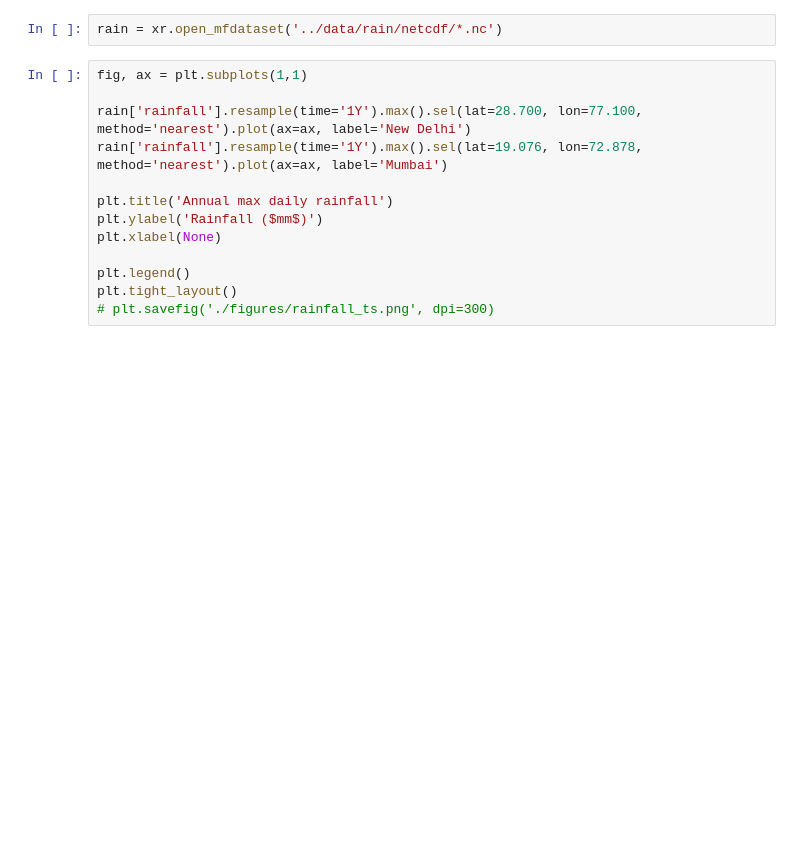
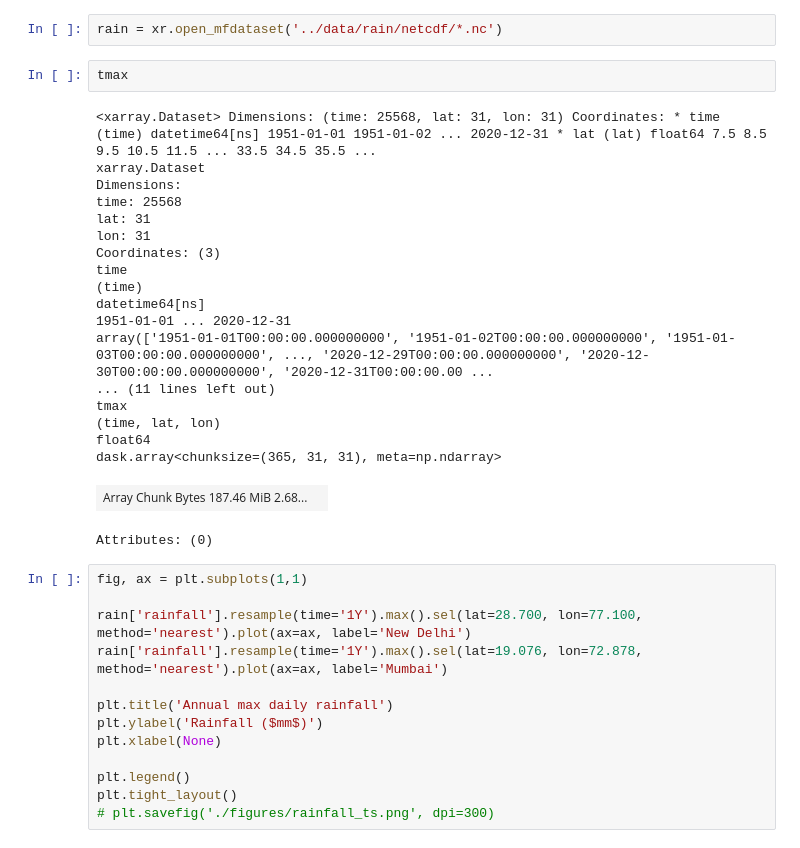
Before and after one commit to vidurmithal/imd_data, a Jupyter notebook: notebooks/explore_data.ipynb, the cells around one changed output. Cells and saved outputs as stored; diff of their text form; blank space fills up the shorter version.

```diff
--- a/notebooks/explore_data.ipynb
+++ b/notebooks/explore_data.ipynb
@@ -46,6 +51,28 @@ plt.tight_layout()
 #### Rainfall
 # %%
 rain = xr.open_mfdataset('../data/rain/netcdf/*.nc')
+# %%
+tmax
+# %% [output]
+<xarray.Dataset> Dimensions: (time: 25568, lat: 31, lon: 31) Coordinates: * time (time) datetime64[ns] 1951-01-01 1951-01-02 ... 2020-12-31 * lat (lat) float64 7.5 8.5 9.5 10.5 11.5 ... 33.5 34.5 35.5 ...
+xarray.Dataset
+Dimensions:
+time: 25568
+lat: 31
+lon: 31
+Coordinates: (3)
+time
+(time)
+datetime64[ns]
+1951-01-01 ... 2020-12-31
+array(['1951-01-01T00:00:00.000000000', '1951-01-02T00:00:00.000000000', '1951-01-03T00:00:00.000000000', ..., '2020-12-29T00:00:00.000000000', '2020-12-30T00:00:00.000000000', '2020-12-31T00:00:00.00 ...
+... (11 lines left out)
+tmax
+(time, lat, lon)
+float64
+dask.array<chunksize=(365, 31, 31), meta=np.ndarray>
+| Array Chunk Bytes 187.46 MiB 2.68... |  |
+Attributes: (0)
 # %%
 fig, ax = plt.subplots(1,1)
 
```
Also changed, not shown: parts of 1 cell of this notebook, 1 other file.
